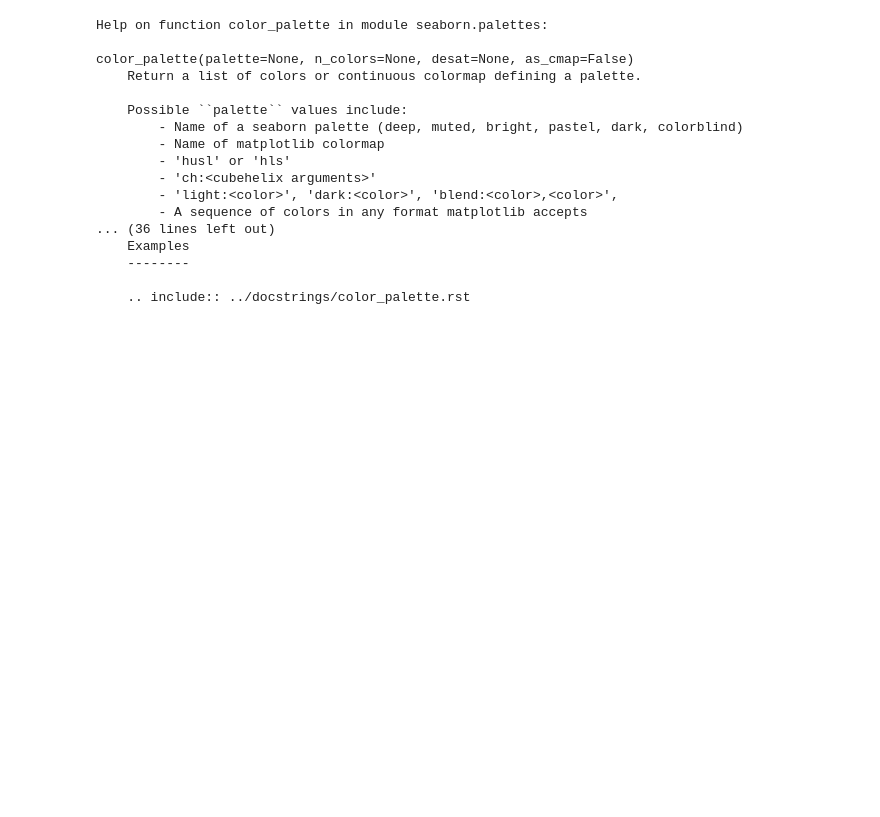
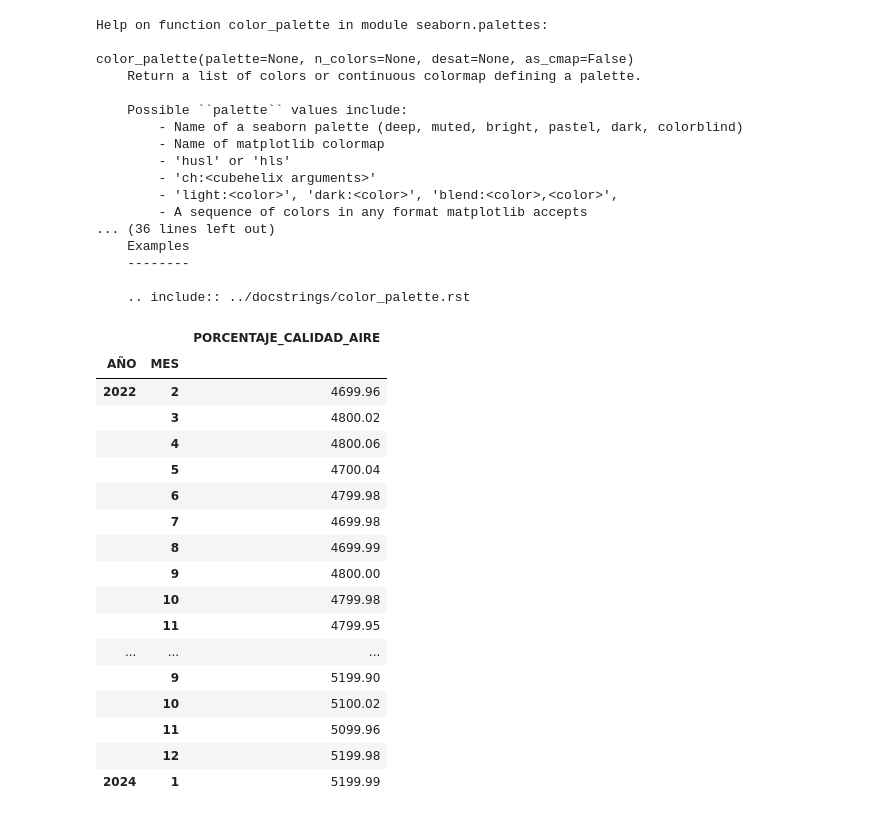
Before and after one commit to JCastillo1997/Inhale-the-present-exhale-the-past.-, a Jupyter notebook: Nueva carpeta/Data_extraction.ipynb, the cells around one changed output. Cells and saved outputs as stored; diff of their text form; code cells hidden in the pictures; blank space fills up the shorter version.

```diff
--- a/Nueva carpeta/Data_extraction.ipynb
+++ b/Nueva carpeta/Data_extraction.ipynb
@@ -44,3 +81,24 @@ color_palette(palette=None, n_colors=None, desat=None, as_cmap=False)
     --------
 
     .. include:: ../docstrings/color_palette.rst
+# %%
+df_madrid.groupby(['AÑO','MES']).agg({'PORCENTAJE_CALIDAD_AIRE':'sum'})
+# %% [output]
+|  |  | PORCENTAJE_CALIDAD_AIRE |
+| AÑO | MES |  |
+| 2022 | 2 | 4699.96 |
+|  | 3 | 4800.02 |
+|  | 4 | 4800.06 |
+|  | 5 | 4700.04 |
+|  | 6 | 4799.98 |
+|  | 7 | 4699.98 |
+|  | 8 | 4699.99 |
+|  | 9 | 4800.00 |
+|  | 10 | 4799.98 |
+|  | 11 | 4799.95 |
+| ... | ... | ... |
+|  | 9 | 5199.90 |
+|  | 10 | 5100.02 |
+|  | 11 | 5099.96 |
+|  | 12 | 5199.98 |
+| 2024 | 1 | 5199.99 |
```
Also changed, not shown: parts of 5 cells of this notebook.
